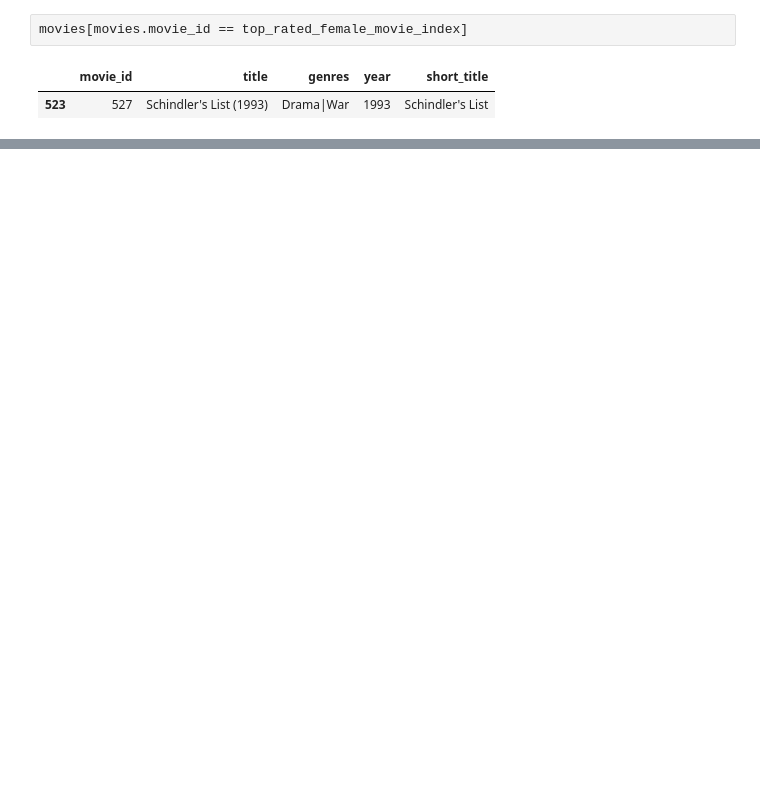
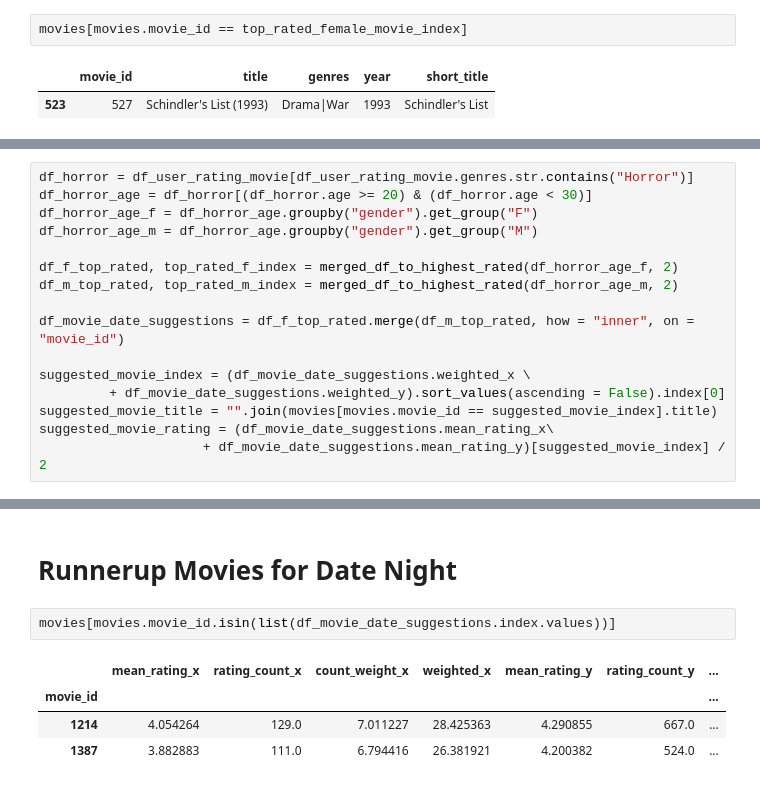
Before and after one commit to ccbrantley/CSC-405-605_2020_Assignment, a Jupyter notebook: Assignment_2/code/date_night_movie.ipynb, the cells around one changed output, grey strips where cells are left out. Cells and saved outputs as stored; diff of their text form; blank space fills up the shorter version.

```diff
--- a/Assignment_2/code/date_night_movie.ipynb
+++ b/Assignment_2/code/date_night_movie.ipynb
@@ -213,0 +365,16 @@ movies[movies.movie_id == top_rated_male_movie_index]
+# %%
+df_horror = df_user_rating_movie[df_user_rating_movie.genres.str.contains("Horror")]
+df_horror_age = df_horror[(df_horror.age >= 20) & (df_horror.age < 30)]
+df_horror_age_f = df_horror_age.groupby("gender").get_group("F")
+df_horror_age_m = df_horror_age.groupby("gender").get_group("M")
+
+df_f_top_rated, top_rated_f_index = merged_df_to_highest_rated(df_horror_age_f, 2)
+df_m_top_rated, top_rated_m_index = merged_df_to_highest_rated(df_horror_age_m, 2)
+
+df_movie_date_suggestions = df_f_top_rated.merge(df_m_top_rated, how = "inner", on = "movie_id")
+
+suggested_movie_index = (df_movie_date_suggestions.weighted_x \
+         + df_movie_date_suggestions.weighted_y).sort_values(ascending = False).index[0]
+suggested_movie_title = "".join(movies[movies.movie_id == suggested_movie_index].title)
+suggested_movie_rating = (df_movie_date_suggestions.mean_rating_x\
+                     + df_movie_date_suggestions.mean_rating_y)[suggested_movie_index] / 2
@@ -213,0 +391,9 @@ movies[movies.movie_id == top_rated_male_movie_index]
+# %% [markdown]
+# Runnerup Movies for Date Night
+# %%
+movies[movies.movie_id.isin(list(df_movie_date_suggestions.index.values))]
+# %% [output]
+|  | mean_rating_x | rating_count_x | count_weight_x | weighted_x | mean_rating_y | rating_count_y | ... |
+| movie_id |  |  |  |  |  |  | ... |
+| 1214 | 4.054264 | 129.0 | 7.011227 | 28.425363 | 4.290855 | 667.0 | ... |
+| 1387 | 3.882883 | 111.0 | 6.794416 | 26.381921 | 4.200382 | 524.0 | ... |
```
Also changed, not shown: parts of 29 cells of this notebook.
